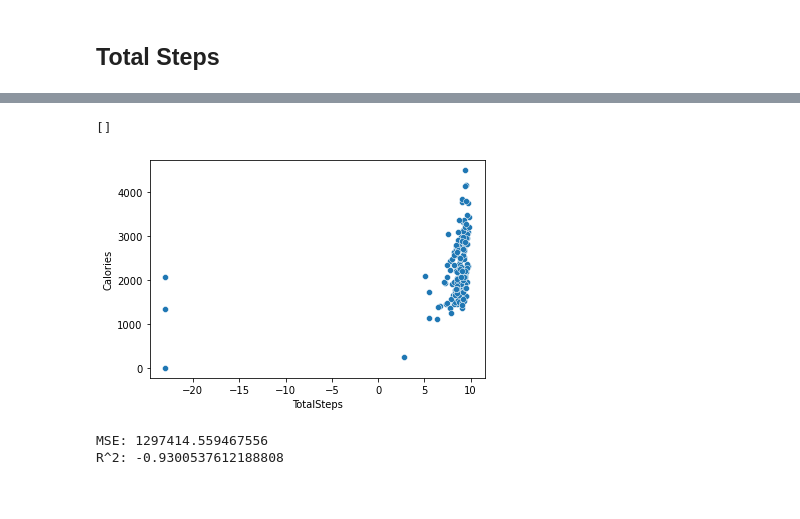
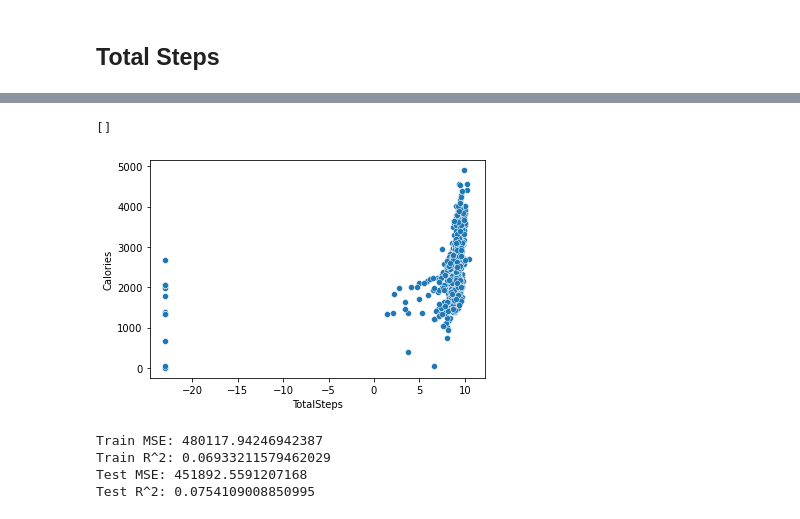
Before and after one commit to the-data-science-union/DSU-W2021-Loss-Weight-Tracking, a Jupyter notebook: lu_week3_single_parameter_power_model.ipynb, the cells around one changed output, grey strips where cells are left out. Cells and saved outputs as stored; diff of their text form; code cells hidden in the pictures.

```diff
--- a/lu_week3_single_parameter_power_model.ipynb
+++ b/lu_week3_single_parameter_power_model.ipynb
@@ -9,6 +8,6 @@ from sklearn.model_selection import train_test_split
 from sklearn.metrics import r2_score,mean_squared_error
 # %%
-data = pd.read_csv("cleaned_dataset.csv")
+data = pd.read_csv("../cleaned_dataset.csv")
 # %%
 data.shape
 # %% [output]
@@ -31,7 +30,9 @@ X_train, X_test, y_train, y_test = train_test_split(X, y, test_size=0.2, random_
 ## Total Distance
 # %%
 x1_train = X_train.TotalDistance
+x1_train = sm.add_constant(x1_train)
 x1_test = X_test.TotalDistance
+x1_test = sm.add_constant(x1_test)
 # %%
 # Fit and summarize OLS model
 mod = sm.OLS(endog = y_train, exog = x1_train)
@@ -73,7 +78,9 @@ R^2: -57.57166145491761
 ## Very Active Minutes
 # %%
 x2_train = X_train.VeryActiveMinutes
+x2_train = sm.add_constant(x2_train)
 x2_test = X_test.VeryActiveMinutes
+x2_test = sm.add_constant(x2_test)
 # %%
 # Fit and summarize OLS model
 mod = sm.OLS(endog = y_train, exog = x2_train)
@@ -114,3 +125,8 @@ R^2: -7.1975251477945825
 # %% [markdown]
 ## Total Steps
+# %%
+x3_train = X_train.TotalSteps
+x3_train = sm.add_constant(x3_train)
+x3_test = X_test.TotalSteps
+x3_test = sm.add_constant(x3_test)
 # %%
@@ -144,12 +157,16 @@ Notes:
 # %%
-ax = sns.scatterplot(x=x3_test, y=y_test)
+ax = sns.scatterplot(x=x3_train.iloc[:,-1], y=y_train)
 ax.set()
 # %% [output]
 []
-[figure, old version]
+[figure, new version]
 # %%
-print("MSE:", mean_squared_error(y_pred,y_test) )
-print("R^2:", r2_score(y_pred,y_test))
+print("Train MSE:", mean_squared_error(y_train,res.fittedvalues))
+print("Train R^2:", res.rsquared)
+print("Test MSE:", mean_squared_error(y_test,y_pred))
+print("Test R^2:", r2_score(y_test,y_pred))
 # %% [output]
-MSE: 1297414.559467556
-R^2: -0.9300537612188808
+Train MSE: 480117.94246942387
+Train R^2: 0.06933211579462029
+Test MSE: 451892.5591207168
+Test R^2: 0.0754109008850995
```
Also changed, not shown: parts of 9 cells of this notebook.
